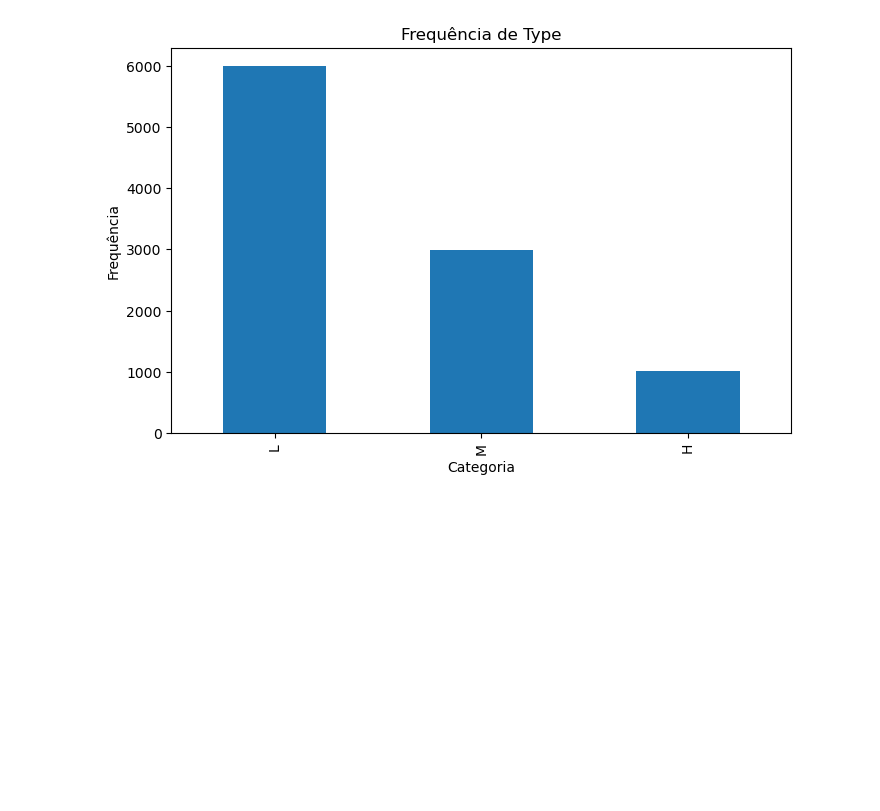
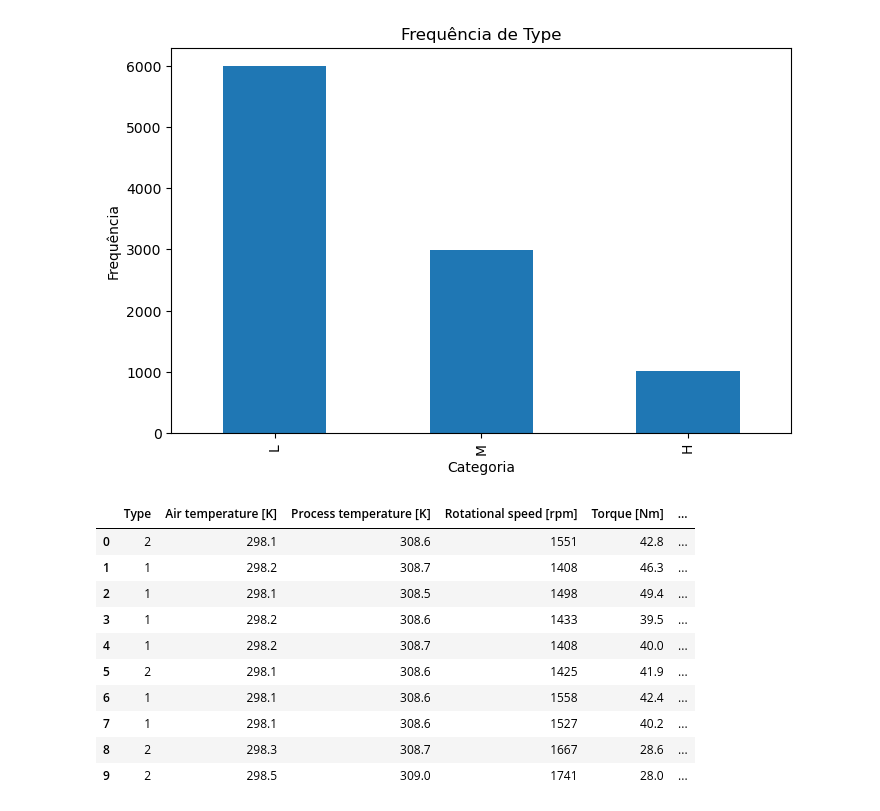
Before and after one commit to LucasPrataLima/TCC-Machine-Predictive-Maintenance-Classification, a Jupyter notebook: Model.ipynb, the cells around one changed output. Saved outputs shown, nothing was run; the diff lists cells and outputs as text; code cells hidden in the pictures; blank space fills up the shorter version.

```diff
--- a/Model.ipynb
+++ b/Model.ipynb
@@ -101,6 +103,26 @@ plt.ylabel('Frequência')
 plt.show()
 # %% [output]
 [figure]
+# %%
+# Mapeamento personalizado de categorias para números
+mapeamento = {'L': 1, 'M': 2, 'H': 3}
+
+# Transformando os valores categóricos em números usando o mapeamento
+data['Type'] = data['Type'].map(mapeamento)
+
+data.head(10)
+# %% [output]
+|  | Type | Air temperature [K] | Process temperature [K] | Rotational speed [rpm] | Torque [Nm] | ... |
+| 0 | 2 | 298.1 | 308.6 | 1551 | 42.8 | ... |
+| 1 | 1 | 298.2 | 308.7 | 1408 | 46.3 | ... |
+| 2 | 1 | 298.1 | 308.5 | 1498 | 49.4 | ... |
+| 3 | 1 | 298.2 | 308.6 | 1433 | 39.5 | ... |
+| 4 | 1 | 298.2 | 308.7 | 1408 | 40.0 | ... |
+| 5 | 2 | 298.1 | 308.6 | 1425 | 41.9 | ... |
+| 6 | 1 | 298.1 | 308.6 | 1558 | 42.4 | ... |
+| 7 | 1 | 298.1 | 308.6 | 1527 | 40.2 | ... |
+| 8 | 2 | 298.3 | 308.7 | 1667 | 28.6 | ... |
+| 9 | 2 | 298.5 | 309.0 | 1741 | 28.0 | ... |
 # %%
 #Dividindo o conjunto de dados em treinamento e teste
 Train_set, Test_set = train_test_split(data, test_size=0.2, random_state = 2024)
```
Also changed, not shown: parts of 9 cells of this notebook.
